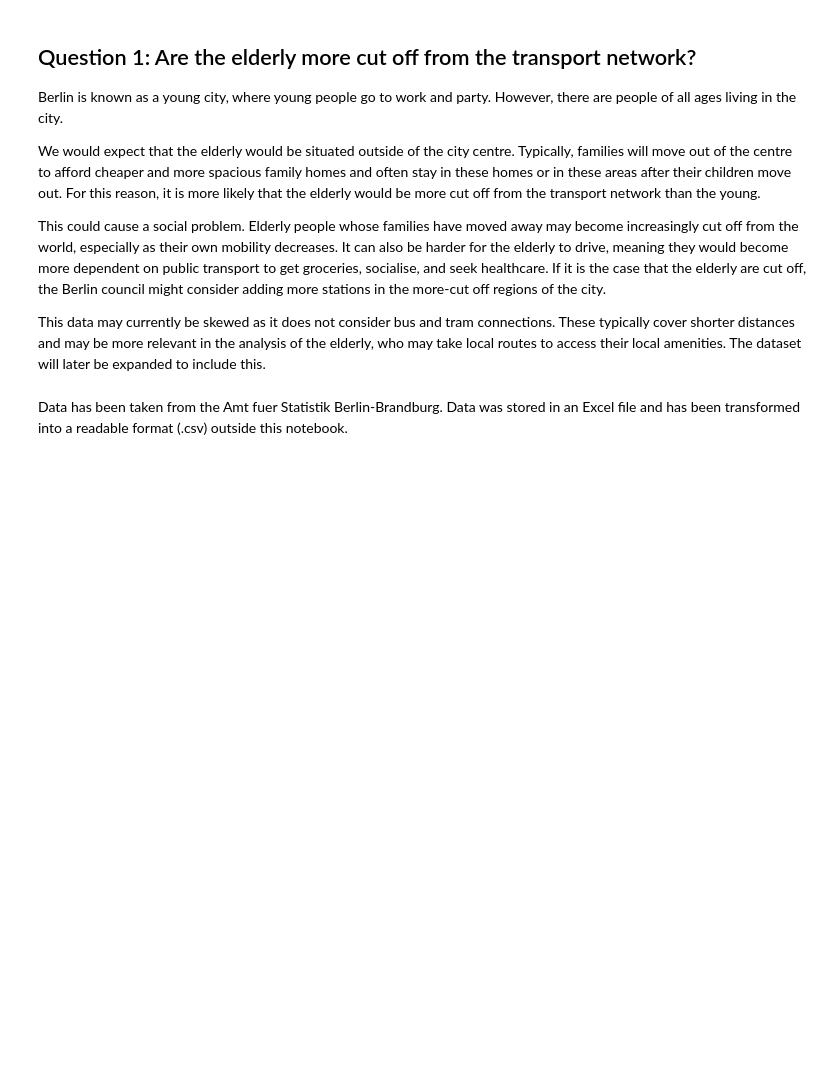
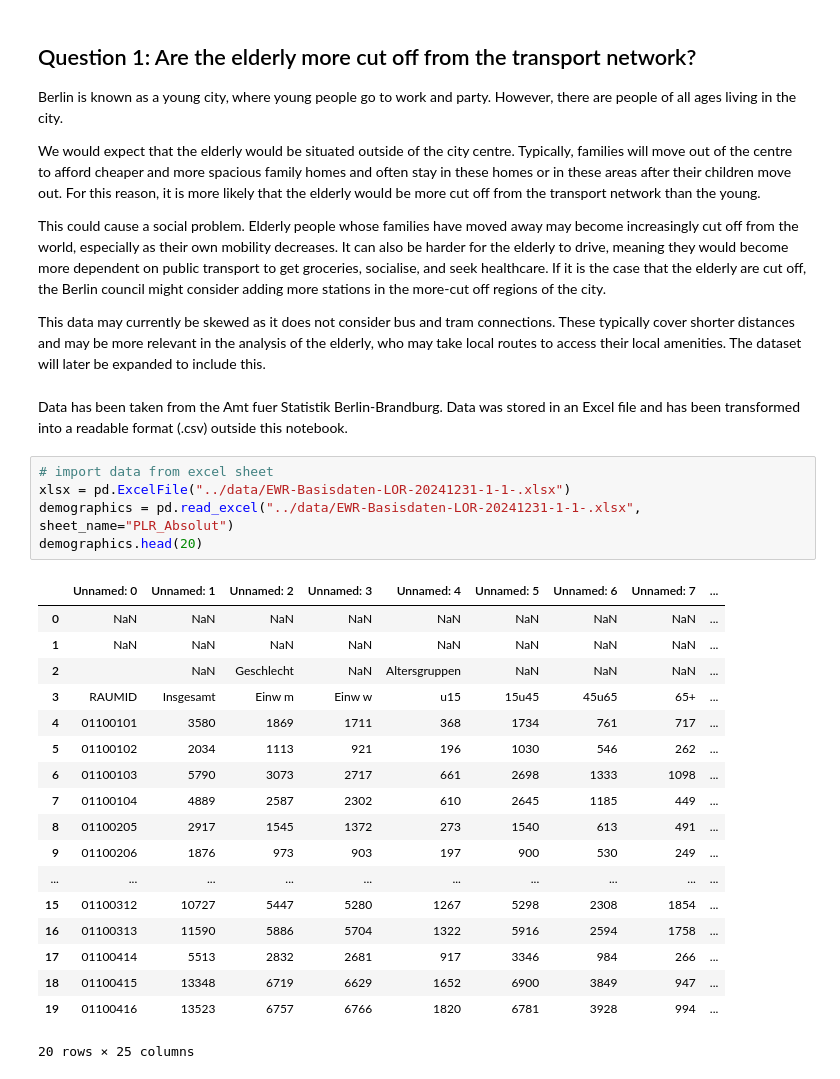
Before and after one commit to aedpluto/berlin-transport, a Jupyter notebook: python-analysis/mapping-berlin.ipynb, the cells around one changed output. Cells and saved outputs as stored; diff of their text form; blank space fills up the shorter version.

Commit message:
Import Excel data

```diff
--- a/python-analysis/mapping-berlin.ipynb
+++ b/python-analysis/mapping-berlin.ipynb
@@ -187,3 +187,27 @@ This could cause a social problem. Elderly people whose families have moved away
 This data may currently be skewed as it does not consider bus and tram connections. These typically cover shorter distances and may be more relevant in the analysis of the elderly, who may take local routes to access their local amenities. The dataset will later be expanded to include this.
 # %% [markdown]
 Data has been taken from the Amt fuer Statistik Berlin-Brandburg. Data was stored in an Excel file and has been transformed into a readable format (.csv) outside this notebook.
+# %%
+# import data from excel sheet
+xlsx = pd.ExcelFile("../data/EWR-Basisdaten-LOR-20241231-1-1-.xlsx")
+demographics = pd.read_excel("../data/EWR-Basisdaten-LOR-20241231-1-1-.xlsx", sheet_name="PLR_Absolut")
+demographics.head(20)
+# %% [output]
+|  | Unnamed: 0 | Unnamed: 1 | Unnamed: 2 | Unnamed: 3 | Unnamed: 4 | Unnamed: 5 | Unnamed: 6 | Unnamed: 7 | ... |
+| 0 | NaN | NaN | NaN | NaN | NaN | NaN | NaN | NaN | ... |
+| 1 | NaN | NaN | NaN | NaN | NaN | NaN | NaN | NaN | ... |
+| 2 |  | NaN | Geschlecht | NaN | Altersgruppen | NaN | NaN | NaN | ... |
+| 3 | RAUMID | Insgesamt | Einw m | Einw w | u15 | 15u45 | 45u65 | 65+ | ... |
+| 4 | 01100101 | 3580 | 1869 | 1711 | 368 | 1734 | 761 | 717 | ... |
+| 5 | 01100102 | 2034 | 1113 | 921 | 196 | 1030 | 546 | 262 | ... |
+| 6 | 01100103 | 5790 | 3073 | 2717 | 661 | 2698 | 1333 | 1098 | ... |
+| 7 | 01100104 | 4889 | 2587 | 2302 | 610 | 2645 | 1185 | 449 | ... |
+| 8 | 01100205 | 2917 | 1545 | 1372 | 273 | 1540 | 613 | 491 | ... |
+| 9 | 01100206 | 1876 | 973 | 903 | 197 | 900 | 530 | 249 | ... |
+| ... | ... | ... | ... | ... | ... | ... | ... | ... | ... |
+| 15 | 01100312 | 10727 | 5447 | 5280 | 1267 | 5298 | 2308 | 1854 | ... |
+| 16 | 01100313 | 11590 | 5886 | 5704 | 1322 | 5916 | 2594 | 1758 | ... |
+| 17 | 01100414 | 5513 | 2832 | 2681 | 917 | 3346 | 984 | 266 | ... |
+| 18 | 01100415 | 13348 | 6719 | 6629 | 1652 | 6900 | 3849 | 947 | ... |
+| 19 | 01100416 | 13523 | 6757 | 6766 | 1820 | 6781 | 3928 | 994 | ... |
+20 rows × 25 columns
```
Also changed, not shown: parts of 2 cells of this notebook.
